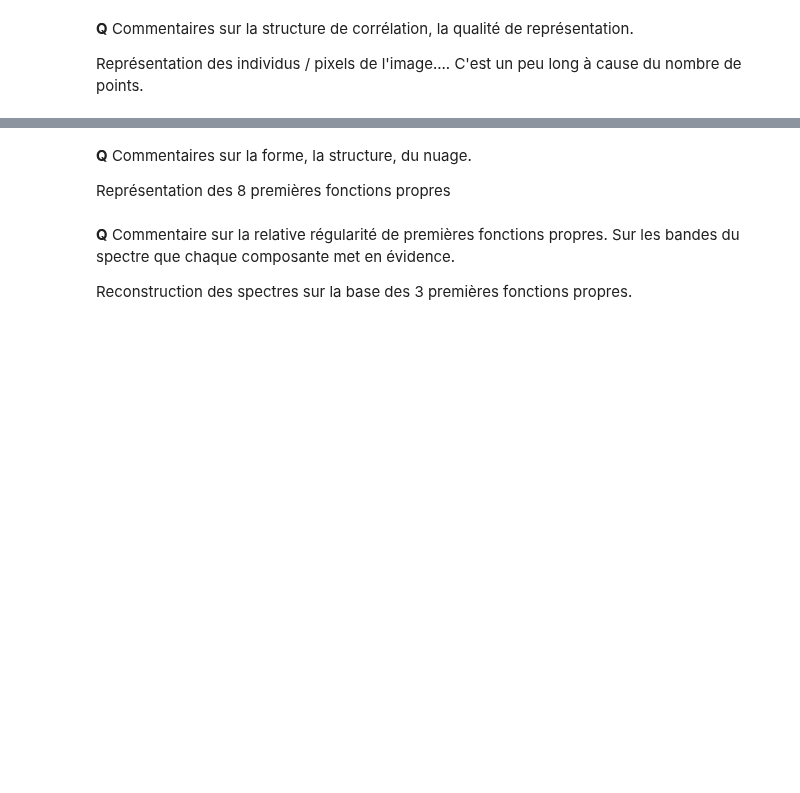
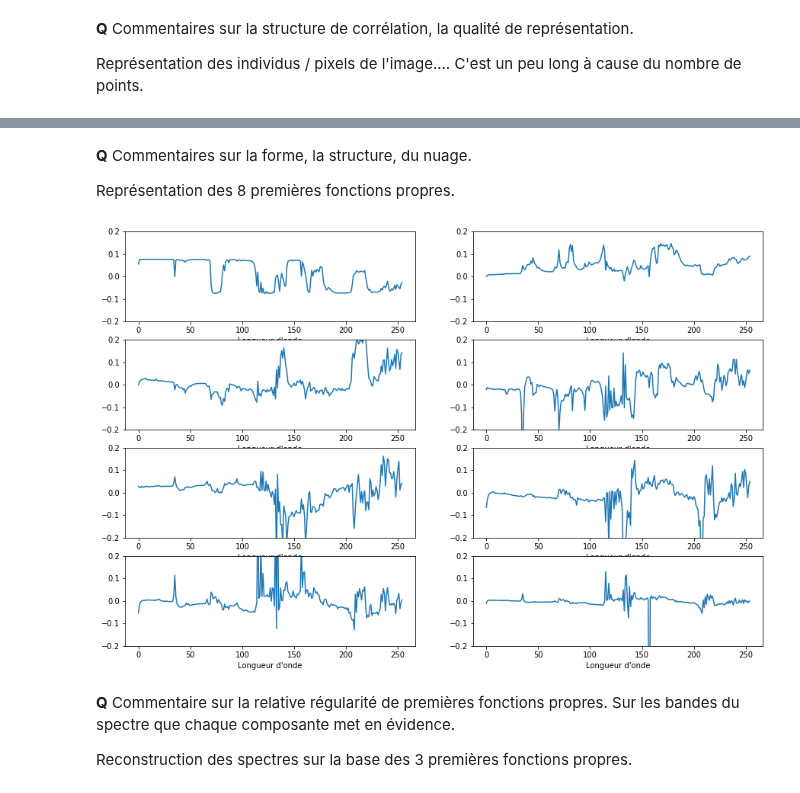
Before and after one commit to wikistat/Exploration, a Jupyter notebook: Mars/ML-Tutorial-Mars.ipynb, the cells around one changed output, grey strips where cells are left out. Saved outputs shown, nothing was run; the diff lists cells and outputs as text; code cells hidden in the pictures; blank space fills up the shorter version.

```diff
--- a/Mars/ML-Tutorial-Mars.ipynb
+++ b/Mars/ML-Tutorial-Mars.ipynb
@@ -152,16 +185,18 @@ plt.show()
 # %% [markdown]
 **Q** Commentaires sur la forme, la structure, du nuage.
 
-Représentation des 8 premières fonctions propres
+Représentation des 8 premières fonctions propres.
 # %%
-fig = plt.figure(1, figsize=(15, 10))
-x=np.linspace(0,254,255)
+fig = plt.figure(1, figsize = (15, 10))
+x = np.linspace(0, 254, 255)
 for i in range(0, 8):
-   fig.add_subplot(4,2,i+1)
-   plt.ylim((-0.5, 0.5))
+   fig.add_subplot(4, 2, i+1)
+   plt.ylim((-0.2, 0.2))
    plt.plot(x,pcaR.components_[i])
    plt.xlabel("Longueur d'onde")
 plt.show()
+# %% [output]
+[figure, added]
 # %% [markdown]
 **Q** Commentaire sur la relative régularité de premières fonctions propres. Sur les bandes du spectre que chaque composante met en évidence.
 
```
Also changed, not shown: parts of 52 cells of this notebook.
